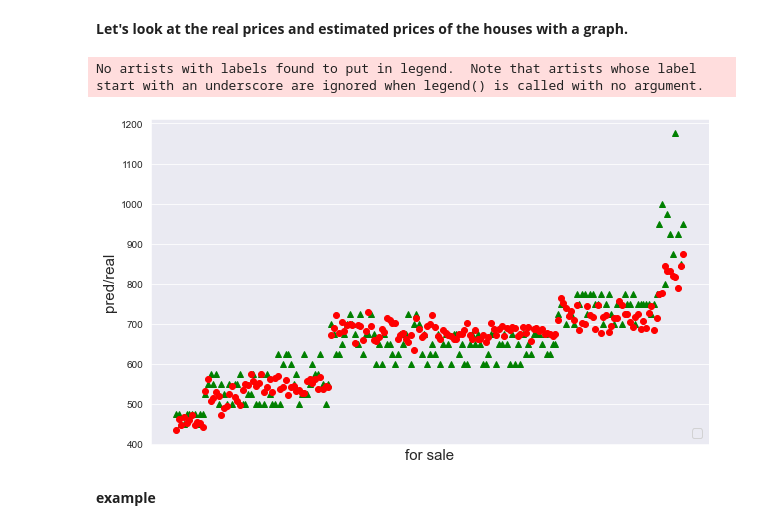
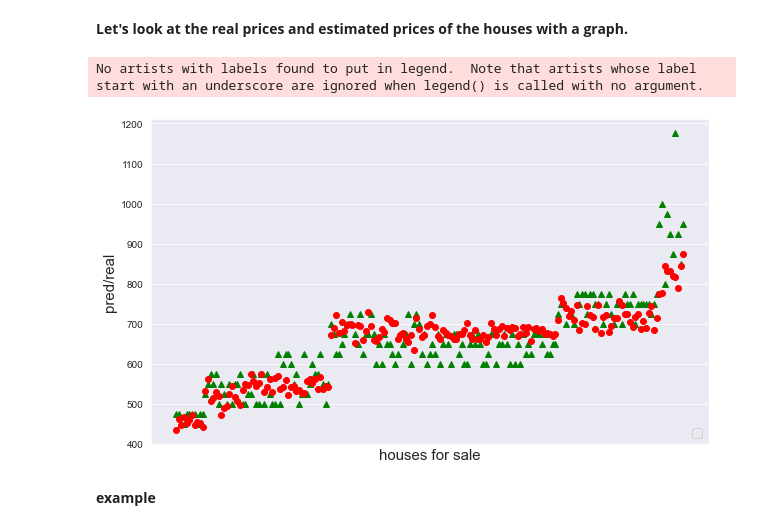
Before and after one commit to batuhanmtl/Machine-Learning, a Jupyter notebook: Supervised Learning/Model Regularization/Regularization.ipynb, the cells around one changed output. Drawn from its saved outputs; the diff is of its cells as text; code cells hidden in the pictures.

```diff
--- a/Supervised Learning/Model Regularization/Regularization.ipynb
+++ b/Supervised Learning/Model Regularization/Regularization.ipynb
@@ -449,16 +449,16 @@ df[['price','price_pred']].head()
 # %%
 plt.figure(figsize=(10,6))
 plt.xticks(df['price'],df.index.values) # Location, labels
 plt.plot(df['price'],'g^')
 plt.xticks(df['price_pred'],df.index.values)
 plt.plot(df['price_pred'],'ro')
-plt.xlabel('for sale',fontsize=15)
+plt.xlabel('houses for sale',fontsize=15)
 plt.ylabel('pred/real',fontsize=15)
 plt.legend(fontsize=13,loc='lower right')
 plt.show()
 # %% [output]
 No artists with labels found to put in legend.  Note that artists whose label start with an underscore are ignored when legend() is called with no argument.
-[figure, old version]
+[figure, new version]
 # %% [markdown]
 <b> example
 # %%
```
Also changed, not shown: parts of 6 cells of this notebook.
